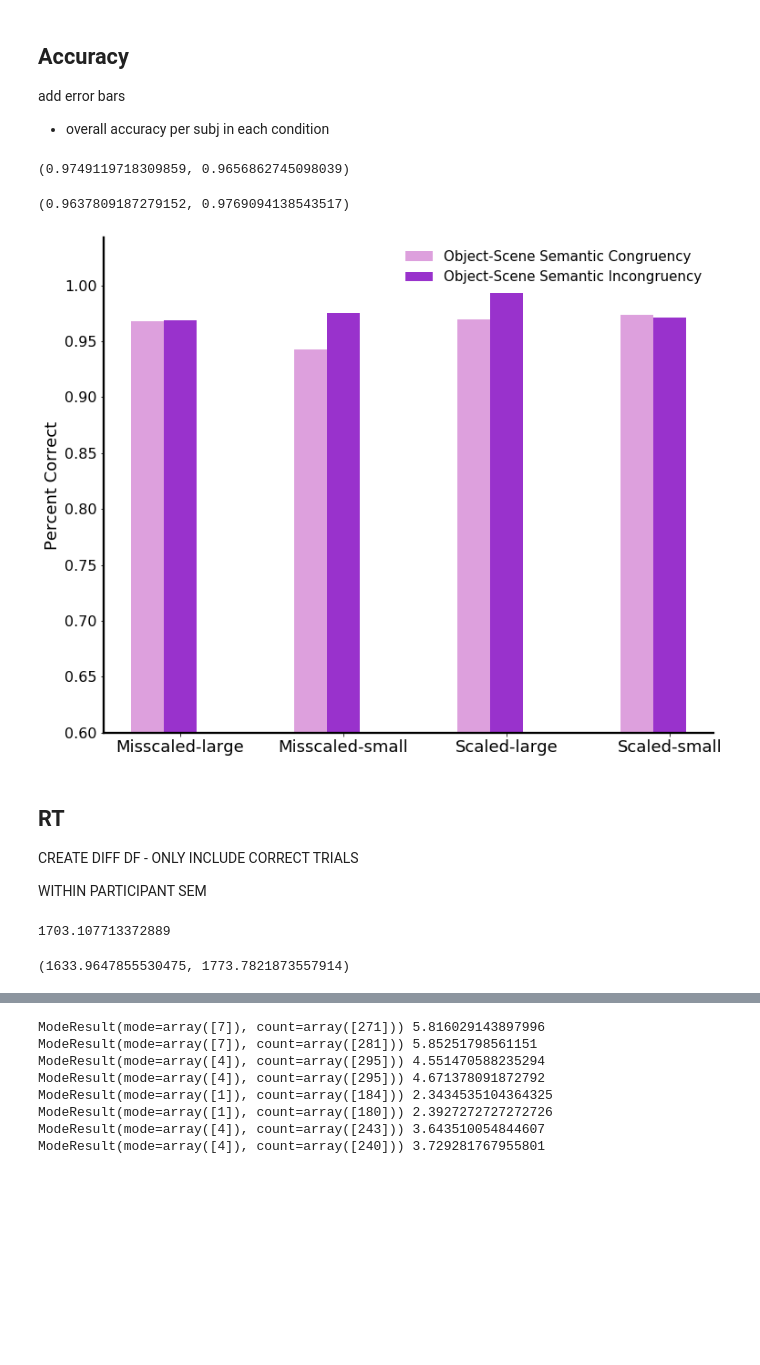
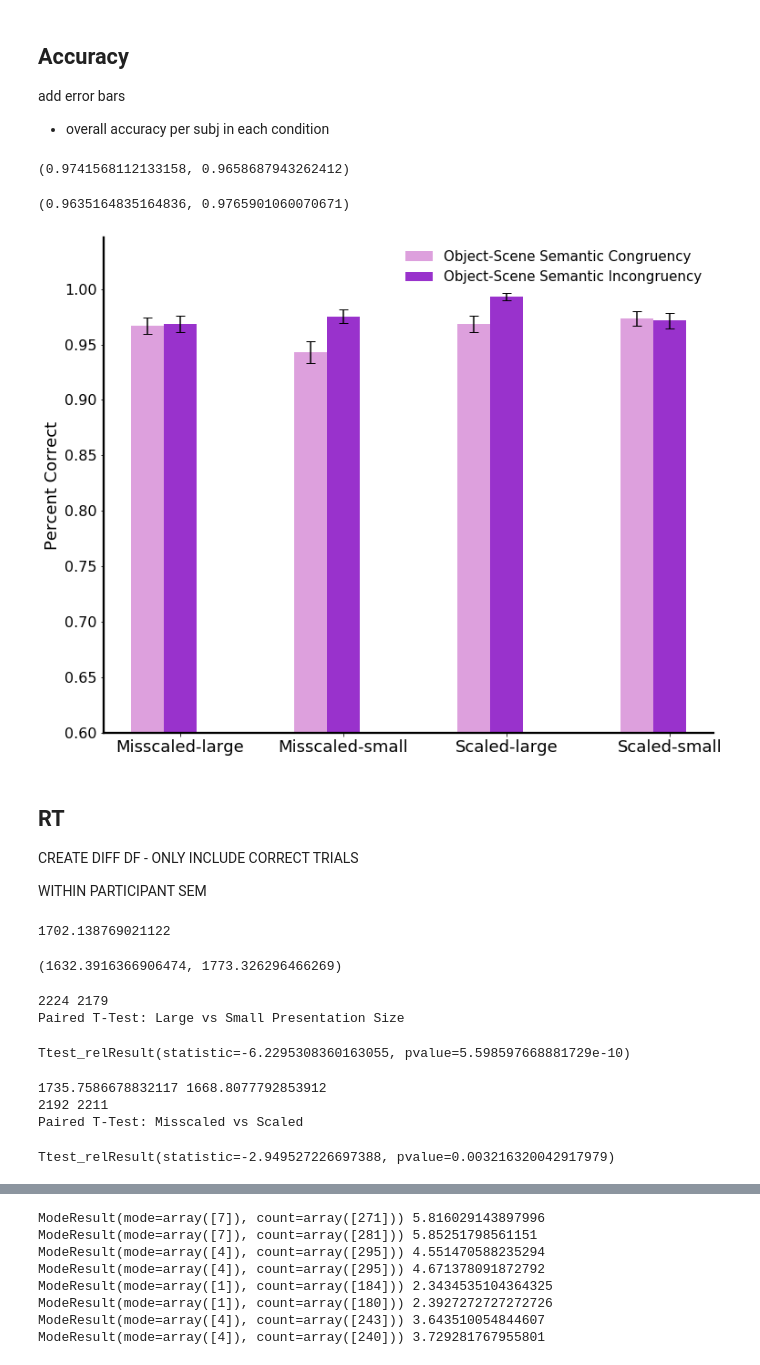
Before and after one commit to prachimahab/object_scene_scaling, a Jupyter notebook: analysis_e5v2.ipynb, the cells around one changed output, grey strips where cells are left out. Drawn from its saved outputs; the diff is of its cells as text; code cells hidden in the pictures; blank space fills up the shorter version.

```diff
--- a/analysis_e5v2.ipynb
+++ b/analysis_e5v2.ipynb
@@ -381,7 +381,7 @@ len(final_data.subjID.unique())
 # %%
-final_data = pd.read_csv('/Users/pmahableshwarkar/Documents/object_scene_scaling/zs_e5v2Final_unfolded.csv')
+# final_data = pd.read_csv('/Users/pmahableshwarkar/Documents/object_scene_scaling/zs_e5v2Final_unfolded.csv')
 
-# final_data = pd.read_csv('/Users/prachimahableshwarkar/Documents/GW/OSS/zs_e5v2Final_unfolded.csv')
+final_data = pd.read_csv('/Users/prachimahableshwarkar/Documents/GW/OSS/zs_e5v2Final_unfolded.csv')
 # %% [markdown]
 ## Accuracy
 
@@ -399,7 +399,7 @@ zi_acc = np.sum(np.array(zi_df['accuracy']))/len(np.array(zi_df['accuracy']))
 
 zo_acc, zi_acc
 # %% [output]
-(0.9749119718309859, 0.9656862745098039)
+(0.9741568112133158, 0.9658687943262412)
 # %%
 misscaled_zo = zo_df.loc[zo_df['scale'] =='misscaled']
 misscaled_zi = zi_df.loc[zi_df['scale'] =='misscaled']
@@ -414,7 +414,7 @@ scaled_acc = np.sum(np.array(scaled['accuracy']))/len(np.array(scaled['accuracy'
 
 misscaled_acc, scaled_acc
 # %% [output]
-(0.9637809187279152, 0.9769094138543517)
+(0.9635164835164836, 0.9765901060070671)
 # %%
 # object scene semantic congruency
 # var = objectScene1SemanticCongruency
@@ -461,38 +461,40 @@ scaled_zi_objSemIncong_sem = np.std(np.array(scaled_zi_objSemIncong['accuracy'])
 # %%
 fig, ax = plt.subplots(figsize=[12,10])
 ax.spines['right'].set_visible(False)
 ax.spines['top'].set_visible(False)
 for axis in ['bottom','left']:
     ax.spines[axis].set_linewidth(2.3)
 
 x = np.arange(4)
 
 #                                          Misscaled                                               Scaled
 #                                large                          small                         large                       small
 Acc_objSemCong =   [misscaled_zo_objSemCong_acc, misscaled_zi_objSemCong_acc, scaled_zo_objSemCong_acc, scaled_zi_objSemCong_acc]
+yerr_objSemCong =  [misscaled_zo_objSemCong_sem, misscaled_zi_objSemCong_sem, scaled_zo_objSemCong_sem, scaled_zi_objSemCong_sem]
+
 # yerr_objSemCong =  [0.03042634, 0.009242794, 0.009306265, 0.022845975]
 
 Acc_objSemIncong =   [misscaled_zo_objSemIncong_acc, misscaled_zi_objSemIncong_acc, scaled_zo_objSemIncong_acc, scaled_zi_objSemIncong_acc]
+yerr_objSemIncong =  [misscaled_zo_objSemIncong_sem, misscaled_zi_objSemIncong_sem, scaled_zo_objSemIncong_sem, scaled_zi_objSemIncong_sem]
+
 # yerr_objSemIncong =  [0.027580192, 0.011109077, 0.008396171, 0.031121827]
 
 width = 0.2
 
 # plot data in grouped manner of bar type
-# plt.bar(x-0.2, Acc_objSemCong, width, color='plum', label='Object-Scene Semantic Congruency', yerr=yerr_objSemCong, capsize=5)
-# plt.bar(x, Acc_objSemIncong, width, color='darkorchid', label='Object-Scene Semantic Incongruency', yerr=yerr_objSemIncong, capsize=5)
+plt.bar(x-0.2, Acc_objSemCong, width, color='plum', label='Object-Scene Semantic Congruency', yerr=yerr_objSemCong, capsize=5)
+plt.bar(x, Acc_objSemIncong, width, color='darkorchid', label='Object-Scene Semantic Incongruency', yerr=yerr_objSemIncong, capsize=5)
 
-plt.bar(x-0.2, Acc_objSemCong, width, color='plum', label='Object-Scene Semantic Congruency', capsize=5)
-plt.bar(x, Acc_objSemIncong, width, color='darkorchid', label='Object-Scene Semantic Incongruency', capsize=5)
 
 plt.xticks(x, ['Misscaled-large', 'Misscaled-small', 'Scaled-large', 'Scaled-small'], fontsize='18')
 plt.ylim(0.60)
 plt.yticks(fontsize=16)
 plt.ylabel("Percent Correct", fontsize=18)
 plt.legend(loc=1, fontsize=15, frameon=False)
 # plt.title('E5V2-Accuracy', fontsize=22)
 plt.show()
 # %% [output]
-[figure, old version]
+[figure, new version]
 # %% [markdown]
 ## RT
 
@@ -504,7 +506,7 @@ final_data_correctOnly = final_data.loc[final_data['accuracy']==1]
 
 np.mean(np.array(final_data_correctOnly['RT']))
 # %% [output]
-1703.107713372889
+1702.138769021122
 # %%
 # data split by object-scene size congruency aka scene zoom
 
@@ -515,6 +517,56 @@ zo_RT = np.mean(np.array(zo_df_CO['RT']))
 zi_RT = np.mean(np.array(zi_df_CO['RT']))
 
 
+zo_RT_sem = sem(np.array(zo_df_CO['RT']))
+zi_RT_sem = sem(np.array(zi_df_CO['RT']))
+
+
 zo_RT, zi_RT
 # %% [output]
-(1633.9647855530475, 1773.7821873557914)
+(1632.3916366906474, 1773.326296466269)
+# %%
+import scipy.stats as stats
+from random import sample
+
+
+print(len(np.array(zo_df_CO['RT'])), len(np.array(zi_df_CO['RT'])))
+
+
+trunc_zo = sample(list(zo_df_CO['RT']), len(np.array(zi_df_CO['RT'])))
+
+
+print("Paired T-Test: Large vs Small Presentation Size")
+
+stats.ttest_rel(trunc_zo, np.array(zi_df_CO['RT']))
+# %% [output]
+2224 2179
+Paired T-Test: Large vs Small Presentation Size
+Ttest_relResult(statistic=-6.2295308360163055, pvalue=5.598597668881729e-10)
+# %%
+ms_df_CO = final_data_correctOnly.loc[final_data_correctOnly['scale']=='misscaled']
+s_df_CO = final_data_correctOnly.loc[final_data_correctOnly['scale']=='scaled']
+
+ms_RT = np.mean(np.array(ms_df_CO['RT']))
+s_RT = np.mean(np.array(s_df_CO['RT']))
+
+
+ms_RT_sem = sem(np.array(ms_df_CO['RT']))
+s_RT_sem = sem(np.array(s_df_CO['RT']))
+
+print(ms_RT, s_RT)
+
+
+print(len(np.array(ms_df_CO['RT'])), len(np.array(s_df_CO['RT'])))
+
+
+trunc_s = sample(list(s_df_CO['RT']), len(np.array(ms_df_CO['RT'])))
+
+
+print("Paired T-Test: Misscaled vs Scaled")
+
+stats.ttest_rel(trunc_s, np.array(ms_df_CO['RT']))
+# %% [output]
+1735.7586678832117 1668.8077792853912
+2192 2211
+Paired T-Test: Misscaled vs Scaled
+Ttest_relResult(statistic=-2.949527226697388, pvalue=0.003216320042917979)
```
Also changed, not shown: parts of 14 cells of this notebook, 6 other files.
